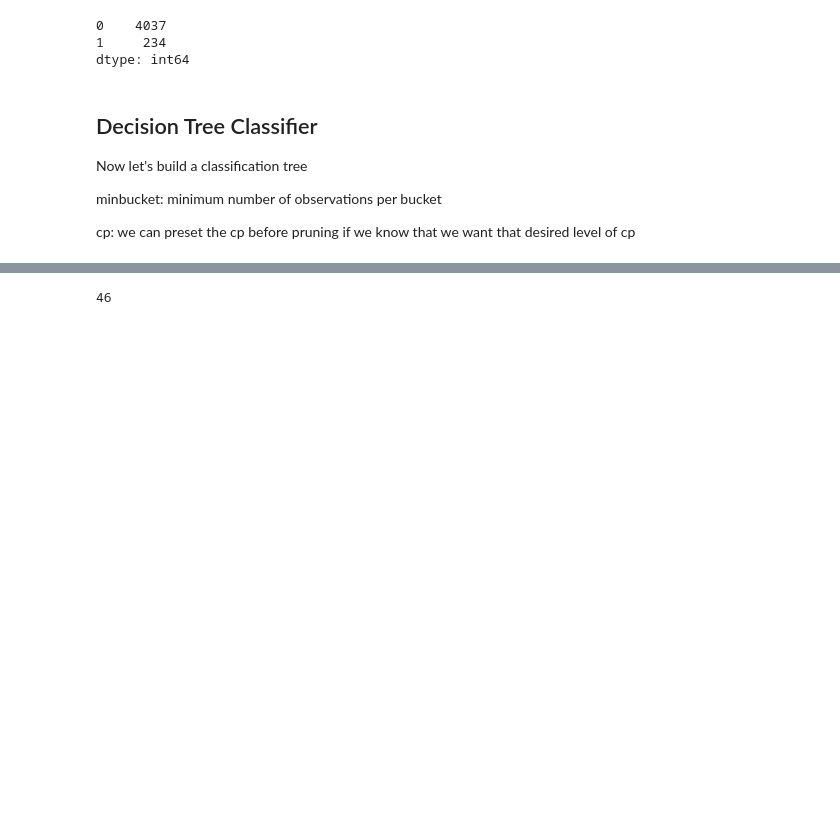
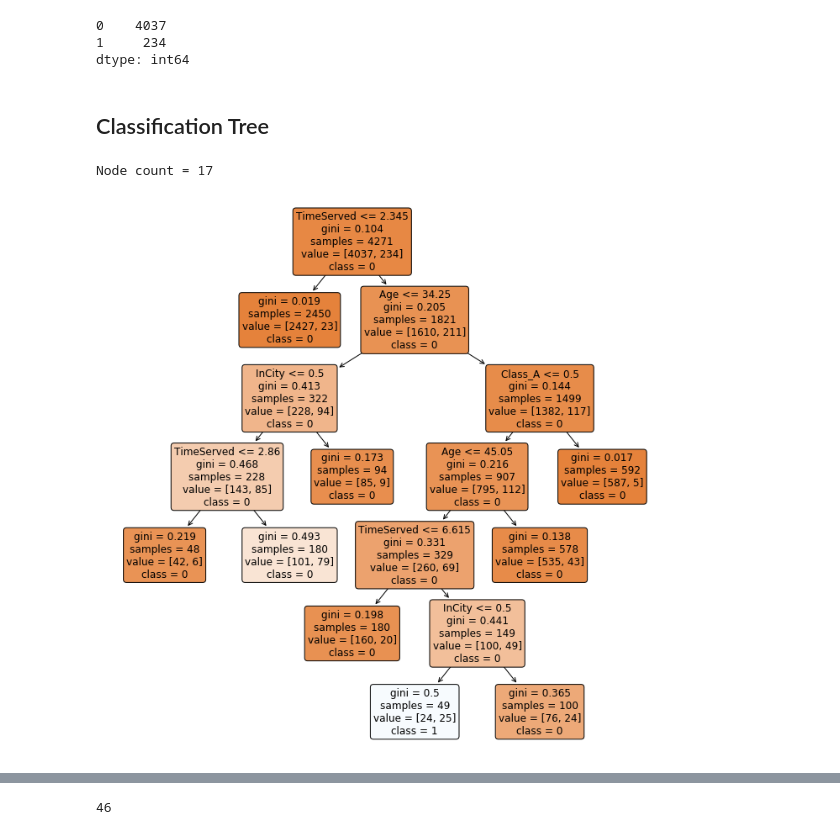
Before and after one commit to paulgrigas/IEOR-142-242-Python-Project, a Jupyter notebook: Lab 4/New_Lab4_v1.ipynb, the cells around one changed output, grey strips where cells are left out. Drawn from its saved outputs; the diff is of its cells as text; code cells hidden in the pictures; blank space fills up the shorter version.

```diff
--- a/Lab 4/New_Lab4_v1.ipynb
+++ b/Lab 4/New_Lab4_v1.ipynb
@@ -101,14 +116,8 @@ print(pd.Series({'0': negative, '1': positive}))
 0    4037
 1     234
 dtype: int64
-# %% [markdown]
-## Decision Tree Classifier
-
-Now let's build a classification tree
-
-minbucket:  minimum number of observations per bucket
-
-cp:         we can preset the cp before pruning if we know that we want that desired level of cp
+# %% [markdown]
+## Classification Tree
 # %%
 from sklearn.tree import DecisionTreeClassifier
 
@@ -116,3 +125,20 @@ clf = DecisionTreeClassifier(min_samples_leaf=5,
                              ccp_alpha=0.001,
                              random_state = 88)
 mod = clf.fit(X_train, y_train)
+# %%
+import matplotlib.pyplot as plt
+from sklearn.tree import plot_tree
+
+print('Node count =', mod.tree_.node_count)
+plt.figure(figsize=(12,12))
+plot_tree(mod,
+          feature_names=X_train.columns,
+          class_names=['0','1'],
+          filled=True,
+          impurity=True,
+          rounded=True,
+          fontsize=12)
+plt.show()
+# %% [output]
+Node count = 17
+[figure, added]
```
Also changed, not shown: parts of 65 cells of this notebook, 2 other files.
